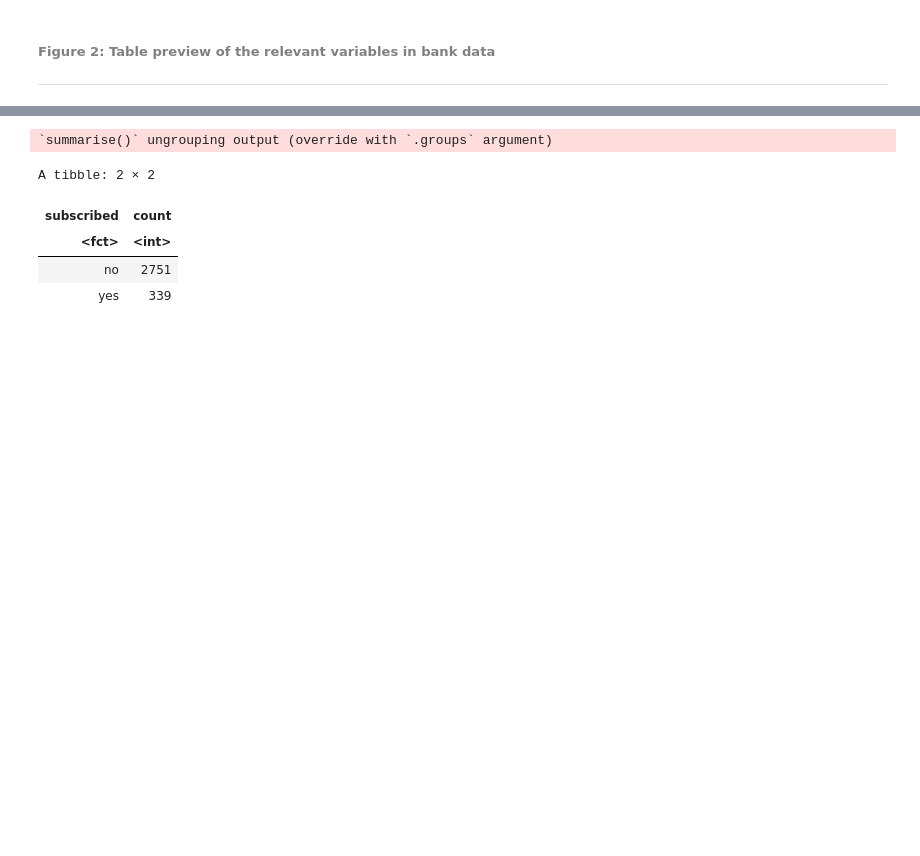
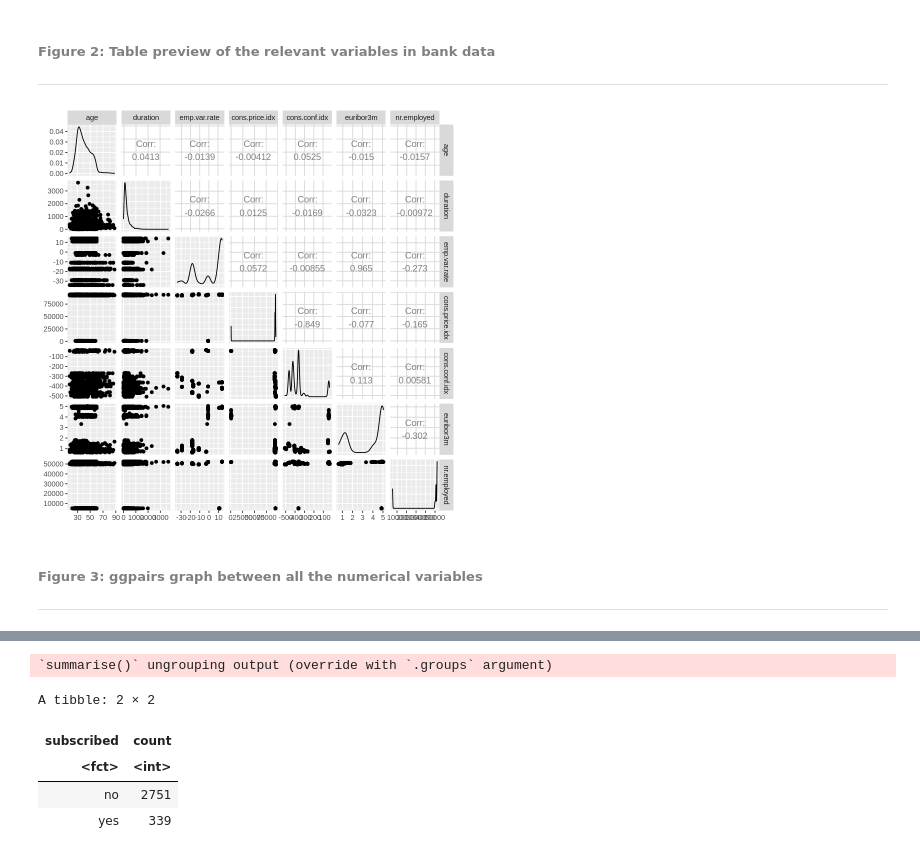
Before and after one commit to darrylmaa/dsci_100_group_project, a Jupyter notebook: project_report.ipynb, the cells around one changed output, grey strips where cells are left out. Cells and saved outputs as stored; diff of their text form; code cells hidden in the pictures; blank space fills up the shorter version.

```diff
--- a/project_report.ipynb
+++ b/project_report.ipynb
@@ -108,3 +116,14 @@ A tibble: 15 × 8
 # %% [markdown]
 ##### <span style='color:gray'>Figure 2: Table preview of the relevant variables in bank data </span>
 ---
+# %%
+#ggpairs graph between variables
+bank_pairs <- data %>%
+    select(-subscribed) %>%
+    ggpairs()
+bank_pairs
+# %% [output]
+[figure, added]
+# %% [markdown]
+##### <span style='color:gray'>Figure 3: ggpairs graph between all the numerical variables </span>
+---
```
Also changed, not shown: parts of 29 cells of this notebook.
